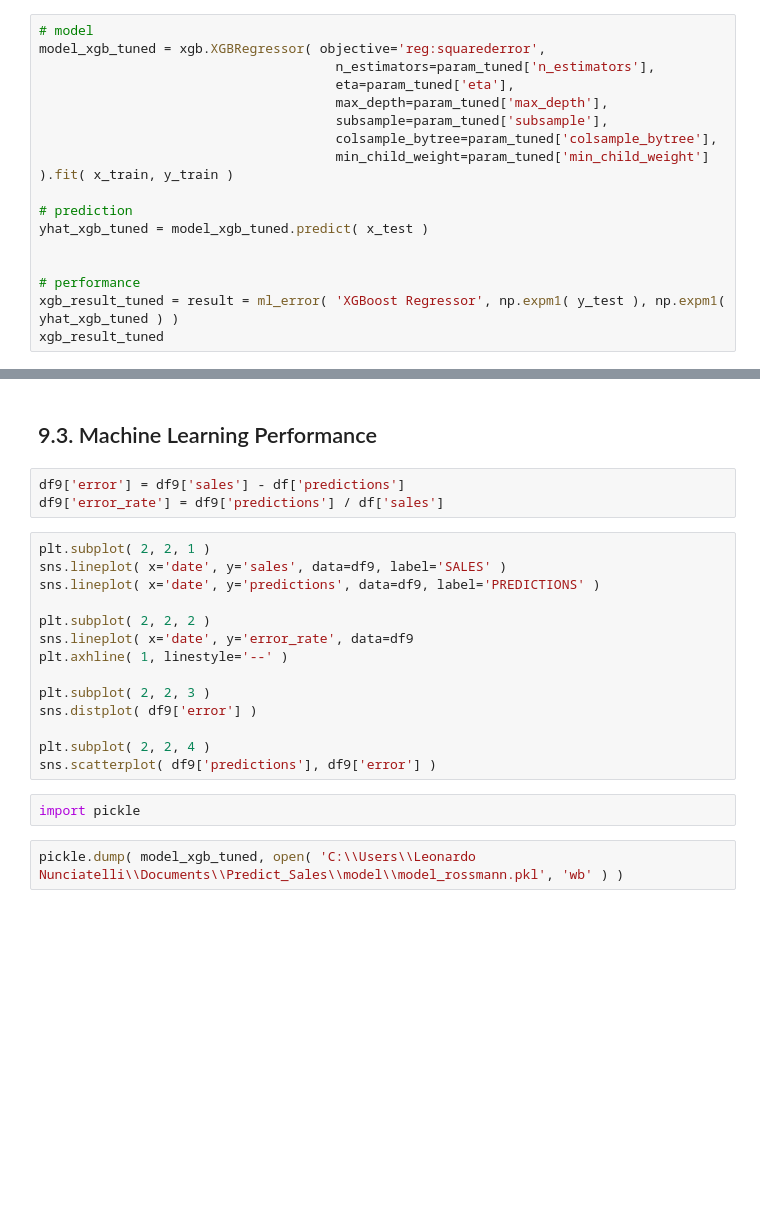
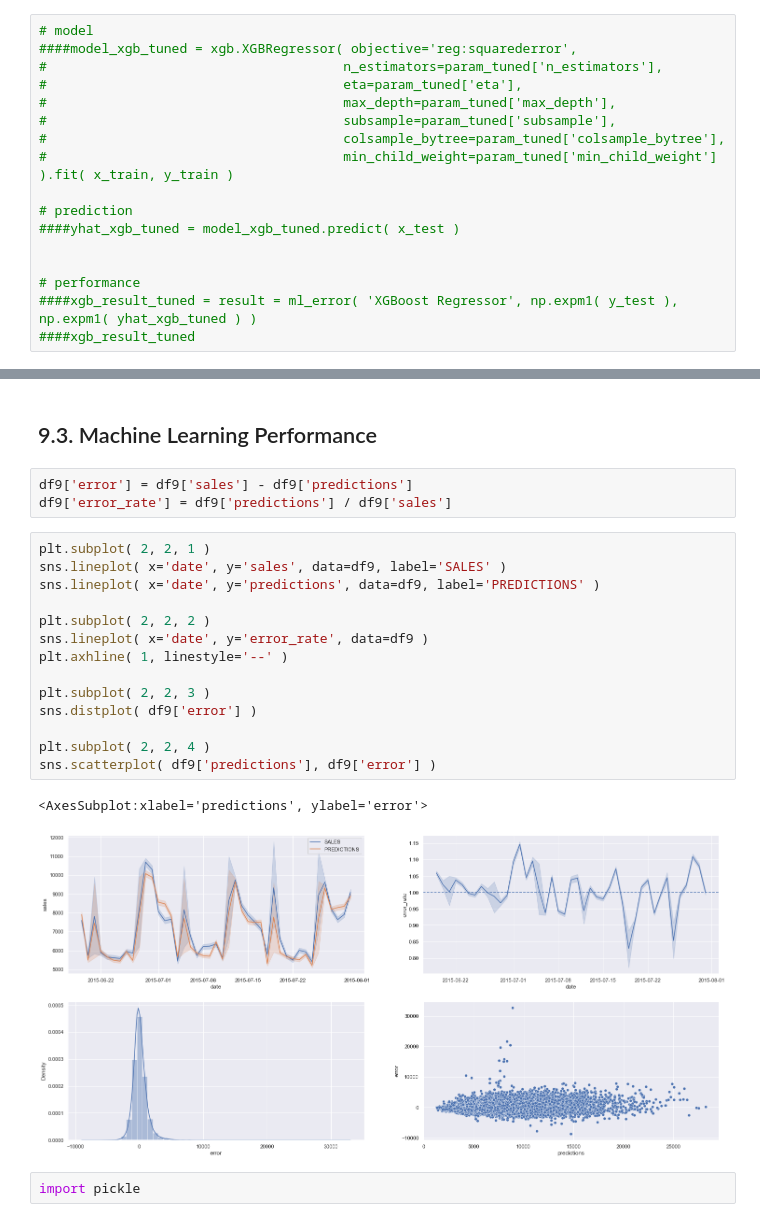
Before and after one commit to leonardonunciatelli/Predict_Sales, a Jupyter notebook: m07_v01_store_sales_prediction.ipynb, the cells around one changed output, grey strips where cells are left out. Saved outputs shown, nothing was run; the diff lists cells and outputs as text; blank space fills up the shorter version.

```diff
--- a/m07_v01_store_sales_prediction.ipynb
+++ b/m07_v01_store_sales_prediction.ipynb
@@ -1398,18 +1433,18 @@ param_tuned = {
         }
 # %%
 # model
-model_xgb_tuned = xgb.XGBRegressor( objective='reg:squarederror',
-                                      n_estimators=param_tuned['n_estimators'],
-                                      eta=param_tuned['eta'],
-                                      max_depth=param_tuned['max_depth'],
-                                      subsample=param_tuned['subsample'],
-                                      colsample_bytree=param_tuned['colsample_bytree'],
-                                      min_child_weight=param_tuned['min_child_weight'] ).fit( x_train, y_train )
+####model_xgb_tuned = xgb.XGBRegressor( objective='reg:squarederror',
+#                                      n_estimators=param_tuned['n_estimators'],
+#                                      eta=param_tuned['eta'],
+#                                      max_depth=param_tuned['max_depth'],
+#                                      subsample=param_tuned['subsample'],
+#                                      colsample_bytree=param_tuned['colsample_bytree'],
+#                                      min_child_weight=param_tuned['min_child_weight'] ).fit( x_train, y_train )
 
 # prediction
-yhat_xgb_tuned = model_xgb_tuned.predict( x_test )
+####yhat_xgb_tuned = model_xgb_tuned.predict( x_test )
 
 
 # performance
-xgb_result_tuned = result = ml_error( 'XGBoost Regressor', np.expm1( y_test ), np.expm1( yhat_xgb_tuned ) )
-xgb_result_tuned
+####xgb_result_tuned = result = ml_error( 'XGBoost Regressor', np.expm1( y_test ), np.expm1( yhat_xgb_tuned ) )
+####xgb_result_tuned
@@ -1472,23 +1509,24 @@ df93
 # %% [markdown]
 ## 9.3. Machine Learning Performance
 # %%
-df9['error'] = df9['sales'] - df['predictions']
-df9['error_rate'] = df9['predictions'] / df['sales']
+df9['error'] = df9['sales'] - df9['predictions']
+df9['error_rate'] = df9['predictions'] / df9['sales']
 # %%
 plt.subplot( 2, 2, 1 )
 sns.lineplot( x='date', y='sales', data=df9, label='SALES' )
 sns.lineplot( x='date', y='predictions', data=df9, label='PREDICTIONS' )
 
 plt.subplot( 2, 2, 2 )
-sns.lineplot( x='date', y='error_rate', data=df9
+sns.lineplot( x='date', y='error_rate', data=df9 )
 plt.axhline( 1, linestyle='--' )
 
 plt.subplot( 2, 2, 3 )
 sns.distplot( df9['error'] )
 
 plt.subplot( 2, 2, 4 )
 sns.scatterplot( df9['predictions'], df9['error'] )
+# %% [output]
+<AxesSubplot:xlabel='predictions', ylabel='error'>
+[figure, added]
 # %%
 import pickle
-# %%
-pickle.dump( model_xgb_tuned, open( 'C:\\Users\\Leonardo Nunciatelli\\Documents\\Predict_Sales\\model\\model_rossmann.pkl', 'wb' ) )
```
Also changed, not shown: parts of 11 cells of this notebook, 1 other file.
